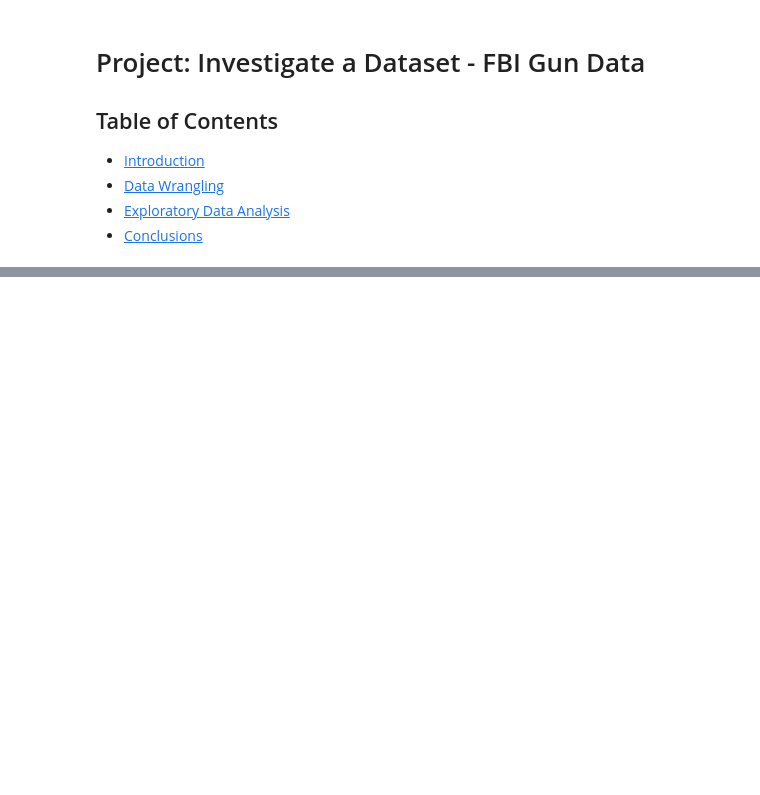
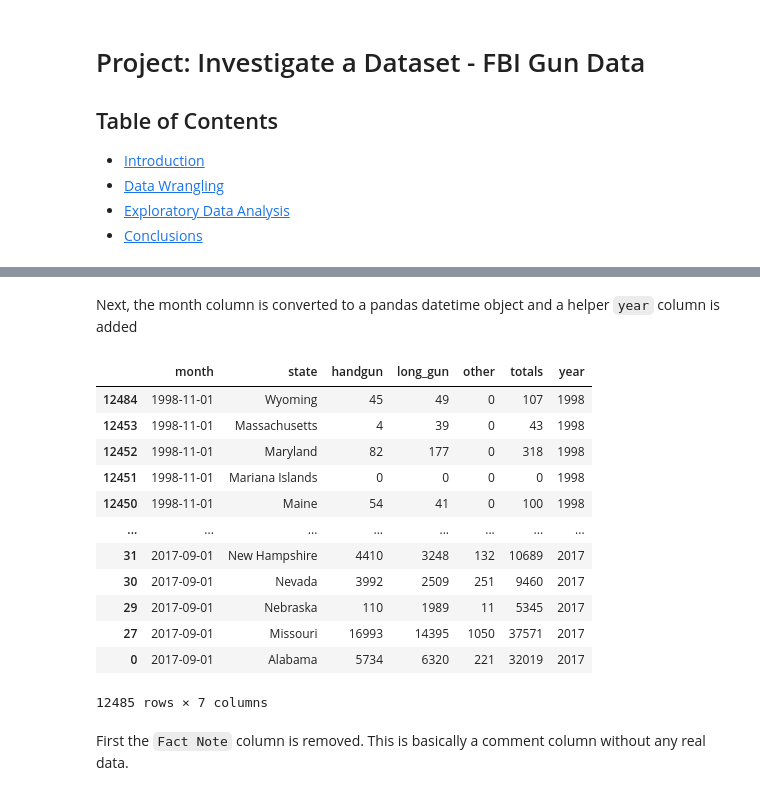
Before and after one commit to danielzbarnes/Data-Analyst-Investigate-a-dataset, a Jupyter notebook: Investigate_a_Dataset.ipynb, the cells around one changed output, grey strips where cells are left out. Saved outputs shown, nothing was run; the diff lists cells and outputs as text; code cells hidden in the pictures; blank space fills up the shorter version.

```diff
--- a/Investigate_a_Dataset.ipynb
+++ b/Investigate_a_Dataset.ipynb
@@ -92,0 +93,11 @@
+# %%
+# Load your data and print out a few lines. What is the size of your dataframe?
+#   Perform operations to inspect data types and look for instances of missing
+#   or possibly errant data. There are at least 4 - 6 methods you can call on your
+#   dataframe to obtain this information.
+
+df_gun_data = pd.read_csv('Database_Ncis_and_Census_data/gun_data.csv', encoding='ISO-8859-1', delimiter=',')
+
+# excluding the last 20 rows of the census data because it is explantory footer information and not data
+# this will help with cleaning later
+df_census_data = pd.read_csv('Database_Ncis_and_Census_data/US_Census_Data.csv', skipfooter=20, engine='python', encoding='ISO-8859-1', delimiter=',')
@@ -92,0 +282,34 @@
+# %% [markdown]
+Next, the month column is converted to a pandas datetime object and a helper `year` column is added
+# %%
+# standardize the month as in pandas datetime format
+df_gun_data = df_gun_data.sort_values('month').copy()
+df_gun_data['month'] = pd.to_datetime(df_gun_data['month'])
+numeric_cols = [col for col in df_gun_data.columns if col not in {'month', 'state'}]
+df_gun_data[numeric_cols] = (
+    df_gun_data[numeric_cols]
+    .apply(pd.to_numeric, errors='coerce')
+    .fillna(0)
+)
+
+# add a year helper column
+df_gun_data['year'] = df_gun_data['month'].dt.year
+# %%
+# data check
+df_gun_data
+# %% [output]
+|  | month | state | handgun | long_gun | other | totals | year |
+| 12484 | 1998-11-01 | Wyoming | 45 | 49 | 0 | 107 | 1998 |
+| 12453 | 1998-11-01 | Massachusetts | 4 | 39 | 0 | 43 | 1998 |
+| 12452 | 1998-11-01 | Maryland | 82 | 177 | 0 | 318 | 1998 |
+| 12451 | 1998-11-01 | Mariana Islands | 0 | 0 | 0 | 0 | 1998 |
+| 12450 | 1998-11-01 | Maine | 54 | 41 | 0 | 100 | 1998 |
+| ... | ... | ... | ... | ... | ... | ... | ... |
+| 31 | 2017-09-01 | New Hampshire | 4410 | 3248 | 132 | 10689 | 2017 |
+| 30 | 2017-09-01 | Nevada | 3992 | 2509 | 251 | 9460 | 2017 |
+| 29 | 2017-09-01 | Nebraska | 110 | 1989 | 11 | 5345 | 2017 |
+| 27 | 2017-09-01 | Missouri | 16993 | 14395 | 1050 | 37571 | 2017 |
+| 0 | 2017-09-01 | Alabama | 5734 | 6320 | 221 | 32019 | 2017 |
+12485 rows × 7 columns
+# %% [markdown]
+First the `Fact Note` column is removed. This is basically a comment column without any real data.
```
Also changed, not shown: parts of 49 cells of this notebook, 2 other files.
